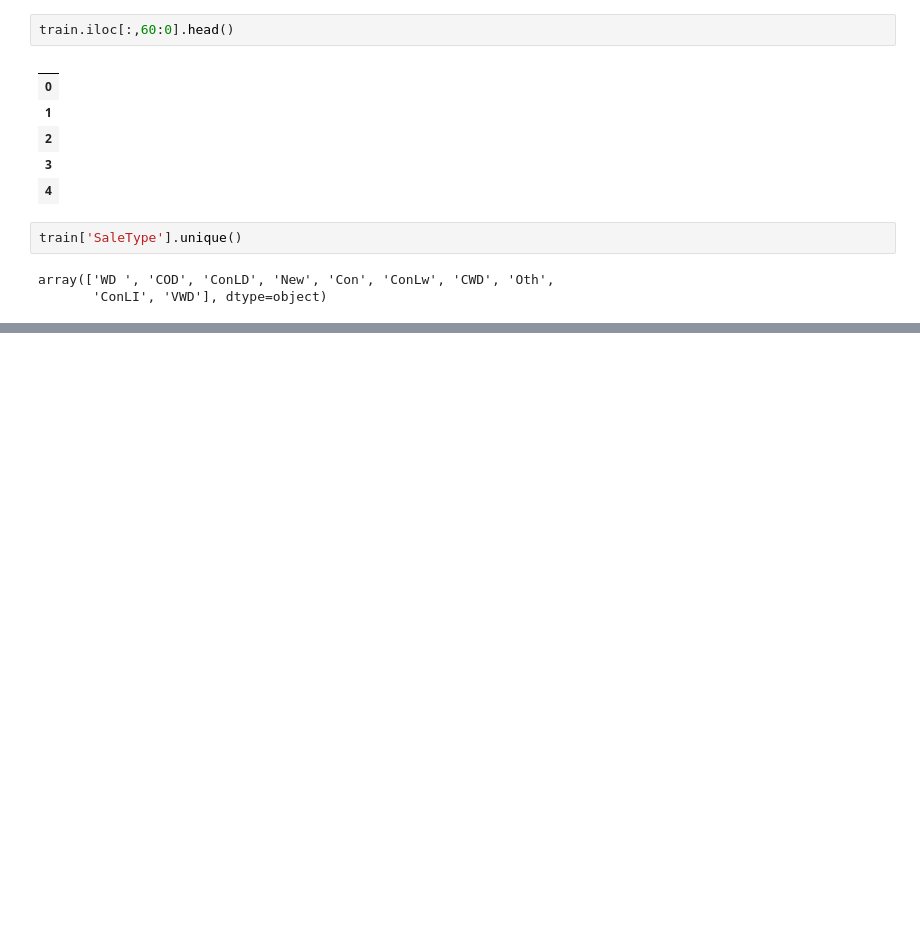
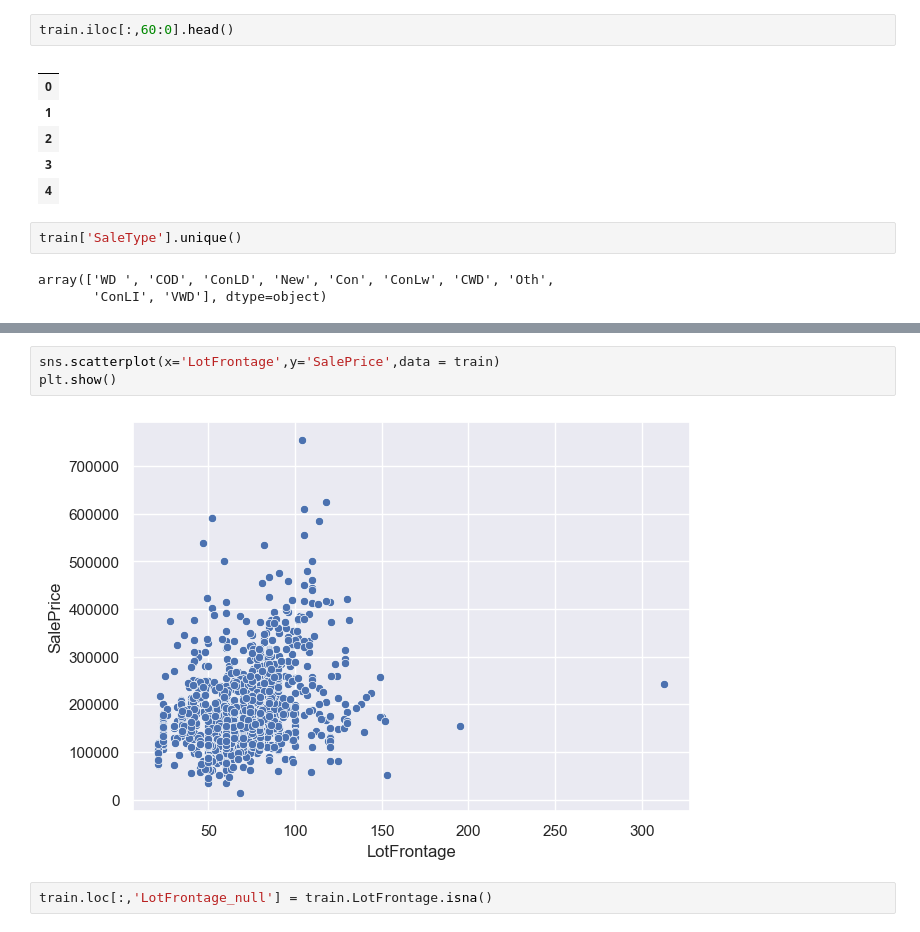
Before and after one commit to nikita-agrawal/Ames-Housing-Analysis, a Jupyter notebook: Hayden/housing_eda_hayden.ipynb, the cells around one changed output, grey strips where cells are left out. Saved outputs shown, nothing was run; the diff lists cells and outputs as text; blank space fills up the shorter version.

```diff
--- a/Hayden/housing_eda_hayden.ipynb
+++ b/Hayden/housing_eda_hayden.ipynb
@@ -399,0 +428,7 @@ array(['WD ', 'COD', 'ConLD', 'New', 'Con', 'ConLw', 'CWD', 'Oth',
+# %%
+sns.scatterplot(x='LotFrontage',y='SalePrice',data = train)
+plt.show()
+# %% [output]
+[figure, added]
+# %%
+train.loc[:,'LotFrontage_null'] = train.LotFrontage.isna()
```
Also changed, not shown: parts of 4 cells of this notebook, 4 other files.
